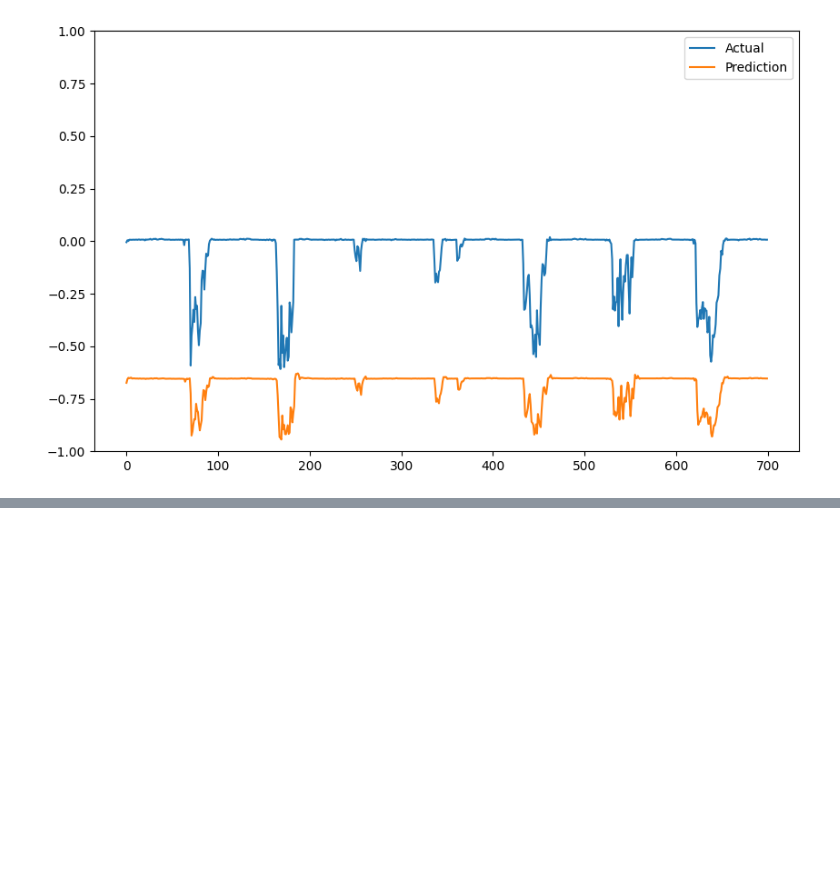
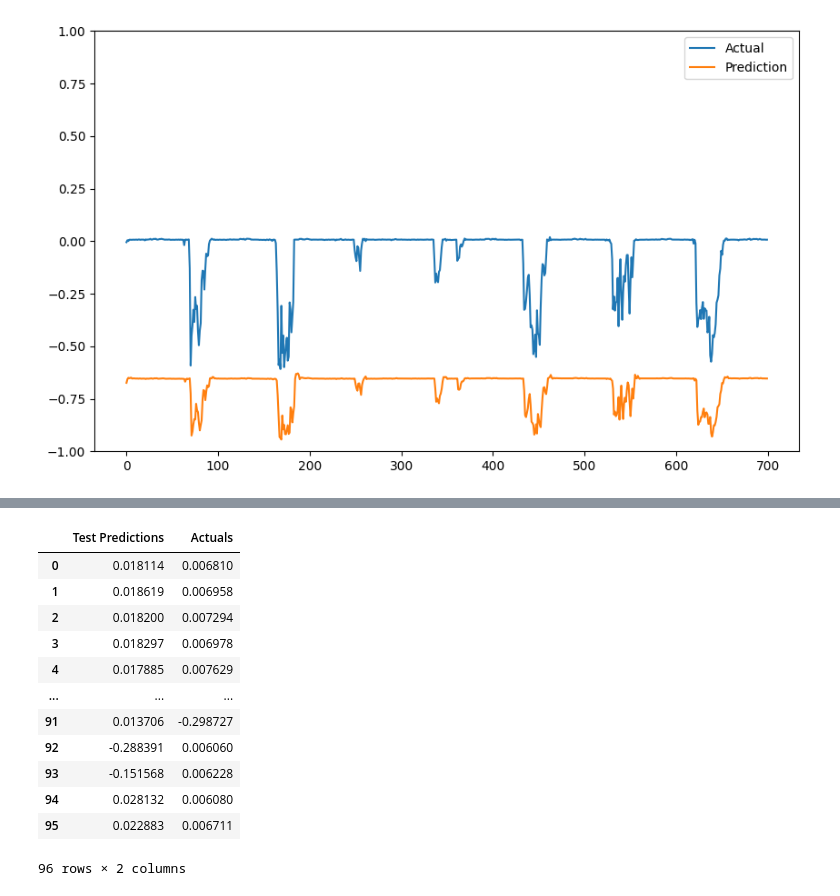
Before and after one commit to dguiraldes/aml_project, a Jupyter notebook: Adri_GRU_2.ipynb, the cells around one changed output, grey strips where cells are left out. Saved outputs shown, nothing was run; the diff lists cells and outputs as text; code cells hidden in the pictures; blank space fills up the shorter version.

```diff
--- a/Adri_GRU_2.ipynb
+++ b/Adri_GRU_2.ipynb
@@ -668,0 +727,5 @@ Training MAE: 0.6445599272541912
+# %%
+test_predictions6 = gru_model6.predict(X_test).flatten()
+test_results6 = pd.DataFrame(data={'Test Predictions':test_predictions6, 'Actuals':y_test})
+test_results6
+# %% [output]
@@ -668,0 +733,13 @@ Training MAE: 0.6445599272541912
+|  | Test Predictions | Actuals |
+| 0 | 0.018114 | 0.006810 |
+| 1 | 0.018619 | 0.006958 |
+| 2 | 0.018200 | 0.007294 |
+| 3 | 0.018297 | 0.006978 |
+| 4 | 0.017885 | 0.007629 |
+| ... | ... | ... |
+| 91 | 0.013706 | -0.298727 |
+| 92 | -0.288391 | 0.006060 |
+| 93 | -0.151568 | 0.006228 |
+| 94 | 0.028132 | 0.006080 |
+| 95 | 0.022883 | 0.006711 |
+96 rows × 2 columns
```
Also changed, not shown: parts of 8 cells of this notebook, 1 other file.
